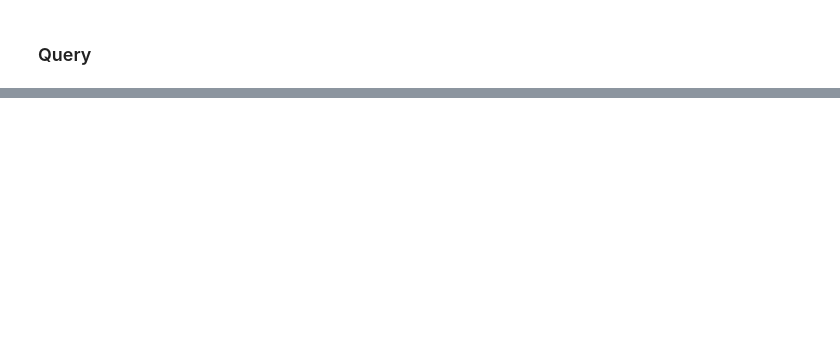
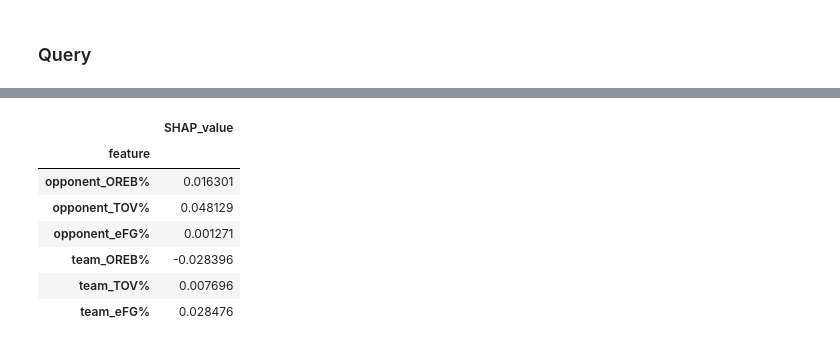
Before and after one commit to arnaud-odet/explain_winning_strategies, a Jupyter notebook: explanations.ipynb, the cells around one changed output, grey strips where cells are left out. Saved outputs shown, nothing was run; the diff lists cells and outputs as text; code cells hidden in the pictures; blank space fills up the shorter version.

```diff
--- a/explanations.ipynb
+++ b/explanations.ipynb
@@ -145,0 +173,12 @@ plt.close()
+# %%
+spider_plot_df = t_df[['feature','SHAP_value']].groupby('feature').mean()
+spider_plot_df
+# %% [output]
+|  | SHAP_value |
+| feature |  |
+| opponent_OREB% | 0.016301 |
+| opponent_TOV% | 0.048129 |
+| opponent_eFG% | 0.001271 |
+| team_OREB% | -0.028396 |
+| team_TOV% | 0.007696 |
+| team_eFG% | 0.028476 |
```
Also changed, not shown: parts of 15 cells of this notebook, 1 other file.
